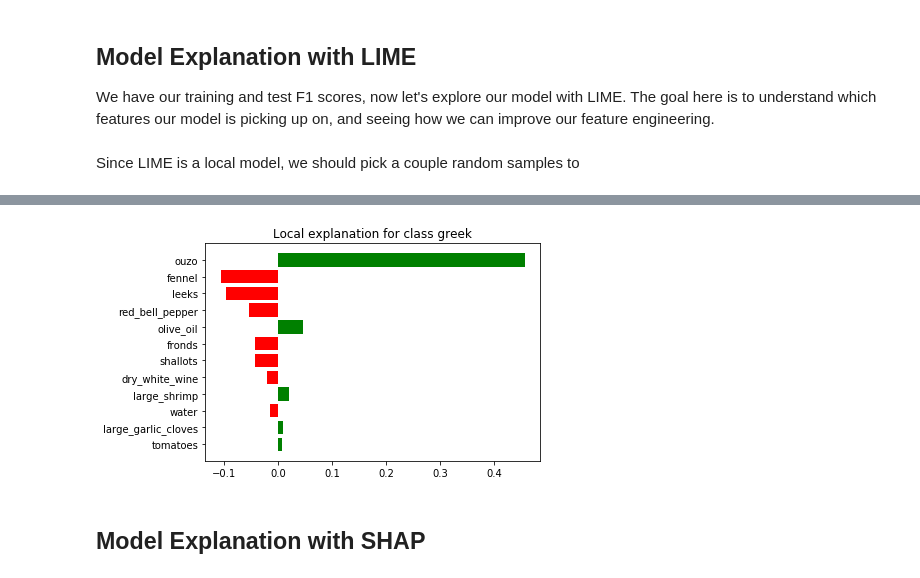
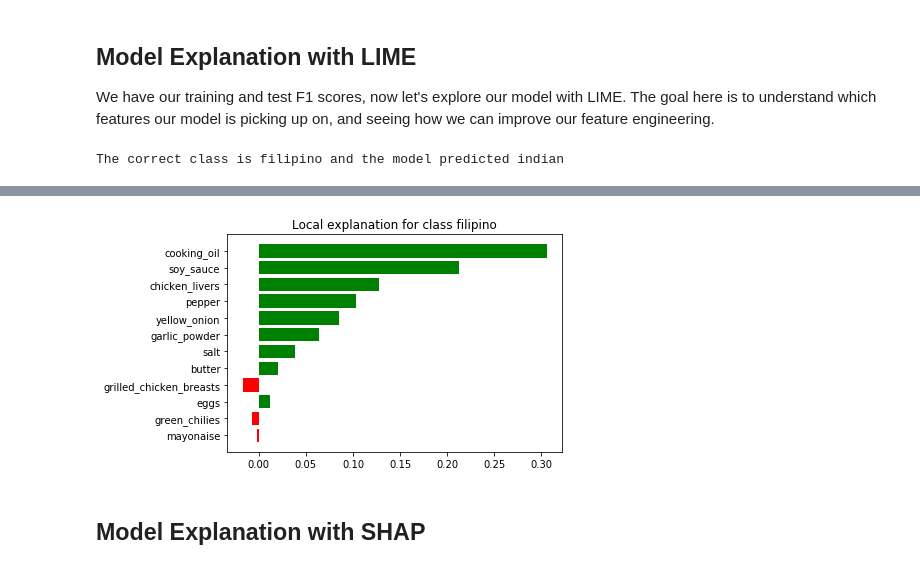
Before and after one commit to AADeLucia/model-interpretability-demo, a Jupyter notebook: demo.ipynb, the cells around one changed output, grey strips where cells are left out. Cells and saved outputs as stored; diff of their text form; code cells hidden in the pictures.

Commit message:
LIME works

```diff
--- a/demo.ipynb
+++ b/demo.ipynb
@@ -28,17 +31,22 @@ Now we load and process our dataset, which consists of a list of ingredients ide
 
 Note we do not use the test data provided by Kaggle because it does not have labels. Instead we will just split the provided training data.
 # %%
+# Load data
 data_df = pd.read_json("data/train.json").set_index("id")
 
-train_df = data_df.sample(frac=0.7)
-test_df = data_df[~data_df.index.isin(train_df.index)]
-
+# Create string from ingredients list
 def clean_ingredients(ingredient_list):
     s = ""
     for i in ingredient_list:
         i = re.sub("-|\s", "_", i.strip())
         s += f"{i} "
     return s[:-1]
+data_df.ingredients = data_df.ingredients.map(lambda x: clean_ingredients(x))
 
-train_df.ingredients = train_df.ingredients.map(lambda x: clean_ingredients(x))
-test_df.ingredients = test_df.ingredients.map(lambda x: clean_ingredients(x))
+# Encode labels
+le = LabelEncoder()
+data_df["target"] = le.fit_transform(data_df.cuisine)
+
+# Split into train and test
+train_df = data_df.sample(frac=0.7)
+test_df = data_df[~data_df.index.isin(train_df.index)]
@@ -59,7 +62,7 @@ Name: 13473, dtype: object
 # %% [markdown]
 As features for our model we will use TFIDF for no reason other than it's simple.
 # %%
-vectorizer = sklearn.feature_extraction.text.TfidfVectorizer()
+vectorizer = TfidfVectorizer()
 X_train = vectorizer.fit_transform(train_df.ingredients)
 X_test = vectorizer.transform(test_df.ingredients)
 # %%
@@ -132,28 +111,37 @@ ValueError: Classification metrics can't handle a mix of multiclass and continuo
 We have our training and test F1 scores, now let's explore our model with LIME. The goal here is to understand which features our model is picking up on, and seeing how we can improve our feature engineering.
 # %%
 # Create sklearn pipeline as in LIME tutorial
-pipe = sklearn.pipeline.make_pipeline(vectorizer, clf)
+pipe = make_pipeline(vectorizer, clf)
 
 # Initialize LIME
 class_names = train_df.cuisine.unique().tolist()
 class_names.sort()
 explainer_lime = lime_text.LimeTextExplainer(class_names=class_names)
-# %% [markdown]
-Since LIME is a local model, we should pick a couple random samples to
+# %%
+# Select a sample
+idx = 0
+test_sample = test_df.iloc[idx]
+true_label, pred_label = test_sample.target, clf.predict(X_test[idx])[0]
+true_cuisine, pred_cuisine = le.inverse_transform([true_label, pred_label])
+print(f"The correct class is {true_cuisine} and the model predicted {pred_cuisine}")
+# %% [output]
+The correct class is filipino and the model predicted indian
 # %%
 num_features = 20
-test_sample = test_df.sample(n=1)
-labels = [class_names.index(test_sample.cuisine.array[0]), randint(0, len(class_names)-1)]
-exp = explainer_lime.explain_instance(test_sample.ingredients.values[0],
+# Show explanation for the correct class and another class
+if true_label == pred_label:
+    labels = [true_label, randint(0,len(le.classes_))]
+else:
+    labels = [true_label, pred_label]
+exp = explainer_lime.explain_instance(test_sample.ingredients,
                                  pipe.predict_proba,
                                  num_features=num_features,
                                     labels=labels)
-
 fig = exp.as_pyplot_figure(label=labels[0])
 exp.show_in_notebook(text=True)
 # %% [output]
 [interactive output not drawn]
-[figure, old version]
+[figure, new version]
 # %% [markdown]
 ## Model Explanation with SHAP
 # %%
```
Also changed, not shown: parts of 9 cells of this notebook, 1 other file.
